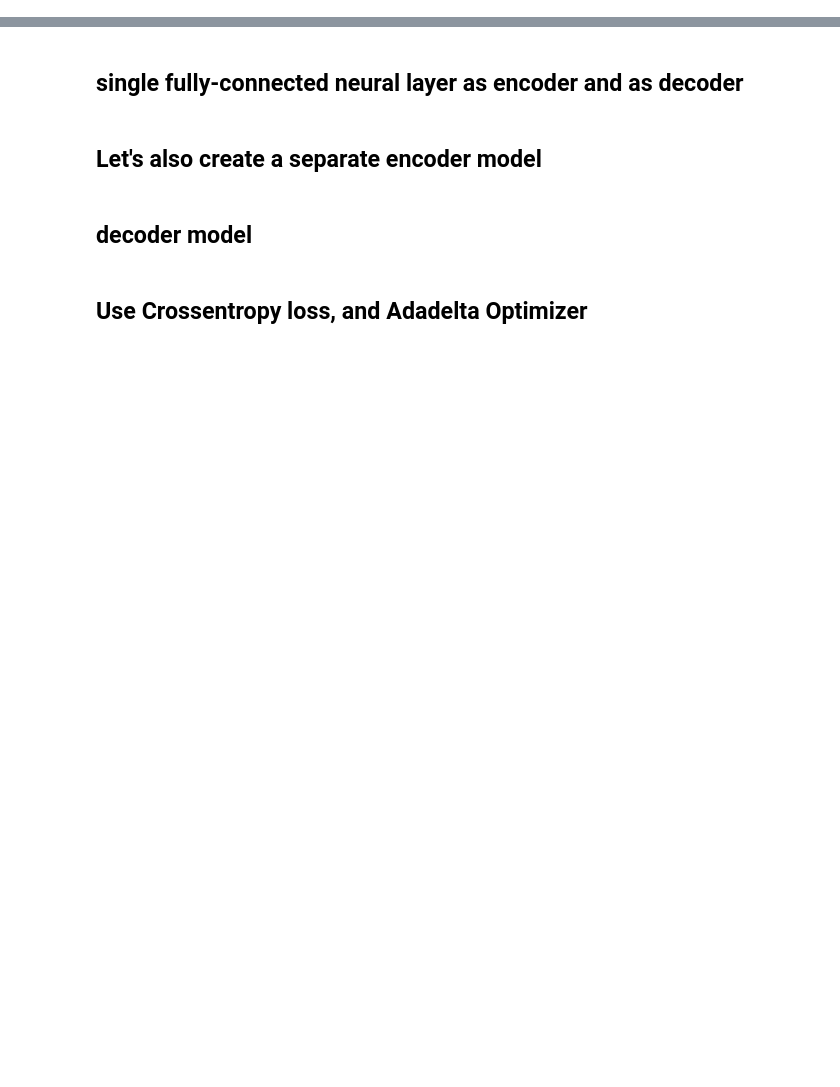
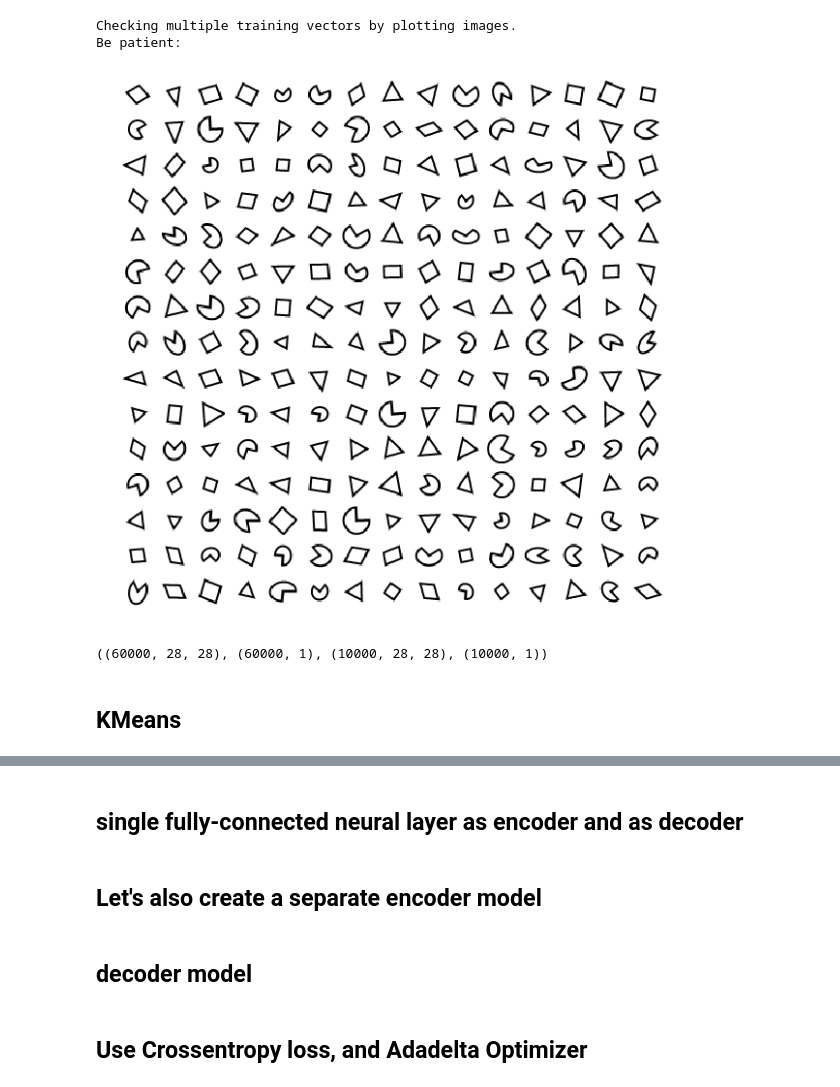
Before and after one commit to shbharath/Shapes, a Jupyter notebook: Shape-Data-Analysis.ipynb, the cells around one changed output, grey strips where cells are left out. Saved outputs shown, nothing was run; the diff lists cells and outputs as text; code cells hidden in the pictures; blank space fills up the shorter version.

Commit message:
KMeans,PCA,and Autoencoders

```diff
--- a/Shape-Data-Analysis.ipynb
+++ b/Shape-Data-Analysis.ipynb
@@ -92,0 +14,4 @@ from keras.models import Model
+# %%
+path = os.path.join(os.path.curdir, 'data')
+x_train, y_train = load_NMNIST('training', digits=[0,1,2], path=path)
+x_test, y_test = load_NMNIST('testing', digits=[0,1,2], path=path)
@@ -92,0 +22,23 @@ from keras.models import Model
+# %%
+print("Checking multiple training vectors by plotting images.\nBe patient:")
+plt.close('all')
+fig = plt.figure(figsize=(10,10))
+nrows=15
+ncols=15
+for row in range(nrows):
+    for col in range(ncols):
+        plt.subplot(nrows, ncols, row*ncols+col + 1)
+        v = x_train[np.random.randint(len(x_train))]
+        plt.imshow(v.reshape(28, 28),interpolation='None', cmap='gray')
+        plt.axis('off')
+plt.show()
+# %% [output]
+Checking multiple training vectors by plotting images.
+Be patient:
+[figure, added]
+# %%
+print(x_train.shape, y_train.shape, x_test.shape, y_test.shape)
+# %% [output]
+((60000, 28, 28), (60000, 1), (10000, 28, 28), (10000, 1))
+# %% [markdown]
+## KMeans
```
Also changed, not shown: parts of 92 cells of this notebook, 2 other files.
